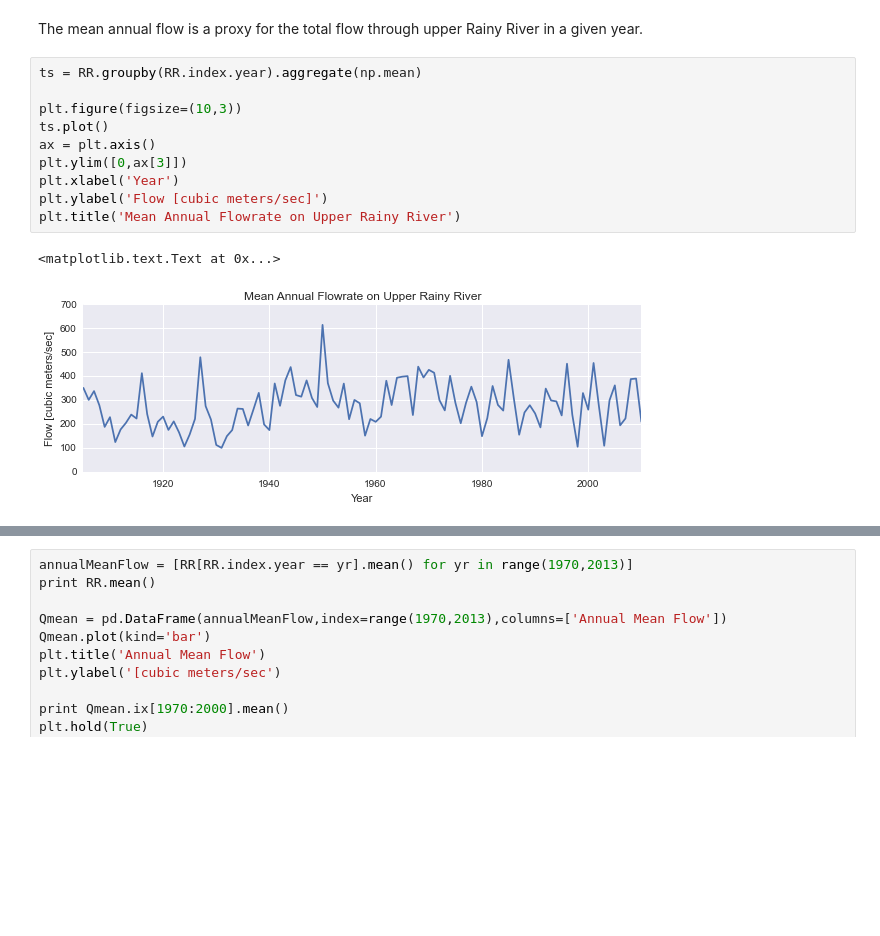
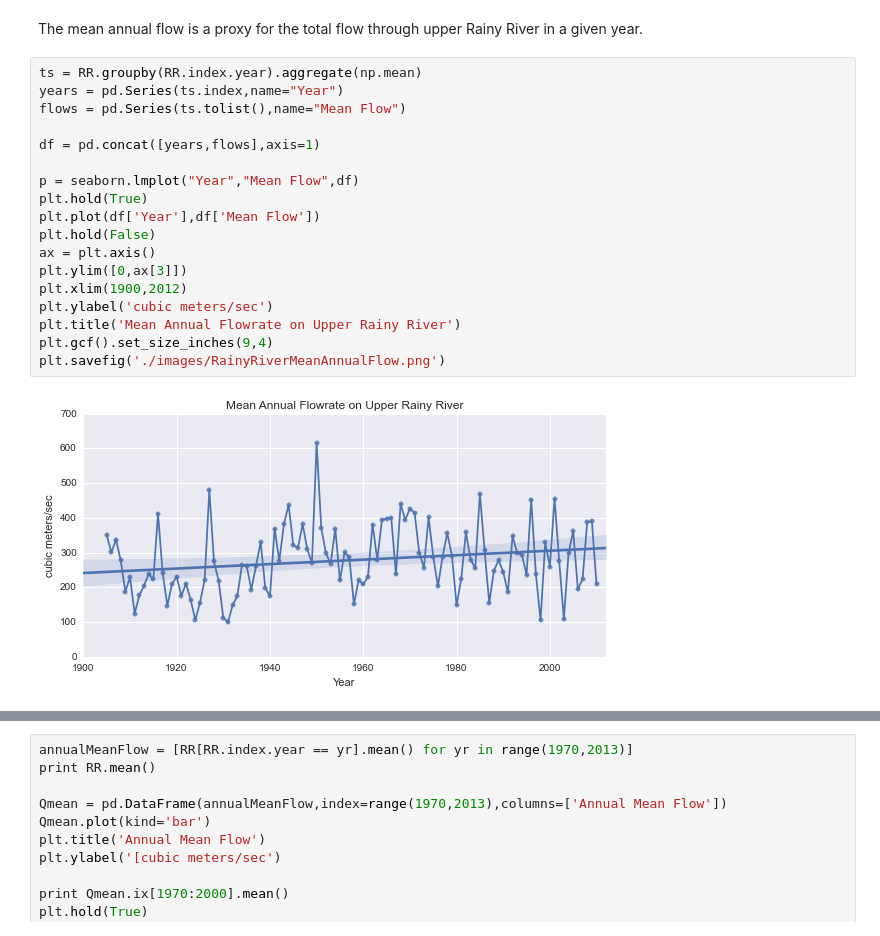
Before and after one commit to kmcgarry7/Rainy-Lake-Hydrology, a Jupyter notebook: Changes_in_Rainy_River_Flows_1970-2010.ipynb, the cells around one changed output, grey strips where cells are left out. Drawn from its saved outputs; the diff is of its cells as text; blank space fills up the shorter version.

```diff
--- a/Changes_in_Rainy_River_Flows_1970-2010.ipynb
+++ b/Changes_in_Rainy_River_Flows_1970-2010.ipynb
@@ -54,14 +55,21 @@ plt.tight_layout()
 The mean annual flow is a proxy for the total flow through upper Rainy River in a given year.
 # %%
 ts = RR.groupby(RR.index.year).aggregate(np.mean)
+years = pd.Series(ts.index,name="Year")
+flows = pd.Series(ts.tolist(),name="Mean Flow")
 
-plt.figure(figsize=(10,3))
-ts.plot()
+df = pd.concat([years,flows],axis=1)
+
+p = seaborn.lmplot("Year","Mean Flow",df)
+plt.hold(True)
+plt.plot(df['Year'],df['Mean Flow'])
+plt.hold(False)
 ax = plt.axis()
 plt.ylim([0,ax[3]])
-plt.xlabel('Year')
-plt.ylabel('Flow [cubic meters/sec]')
+plt.xlim(1900,2012)
+plt.ylabel('cubic meters/sec')
 plt.title('Mean Annual Flowrate on Upper Rainy River')
+plt.gcf().set_size_inches(9,4)
+plt.savefig('./images/RainyRiverMeanAnnualFlow.png')
 # %% [output]
-<matplotlib.text.Text at 0x...>
-[figure, old version]
+[figure, new version]
```
Also changed, not shown: parts of 2 cells of this notebook, 2 other files.
